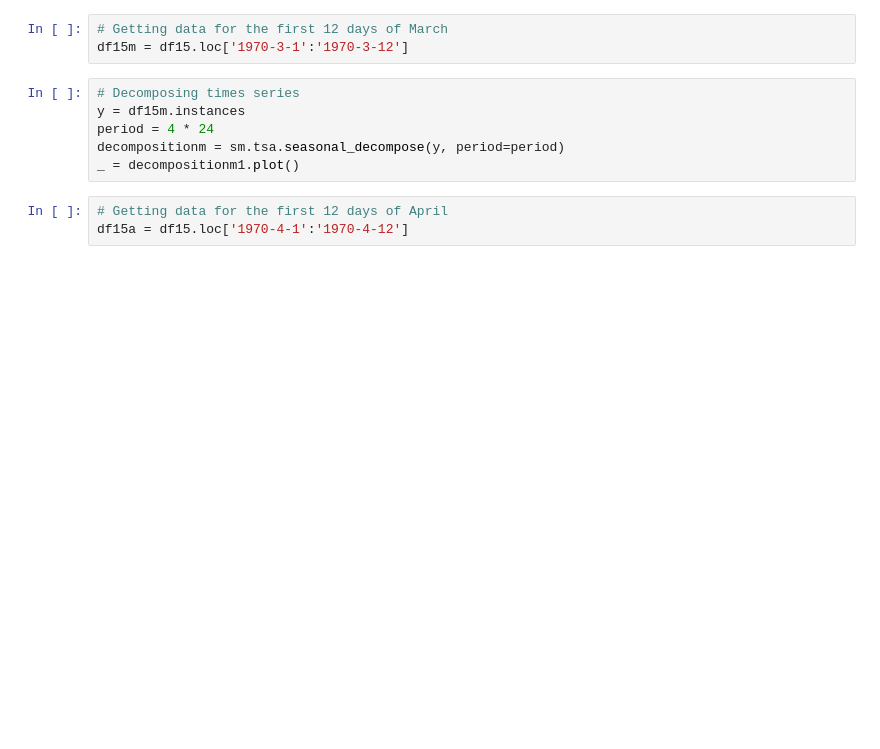
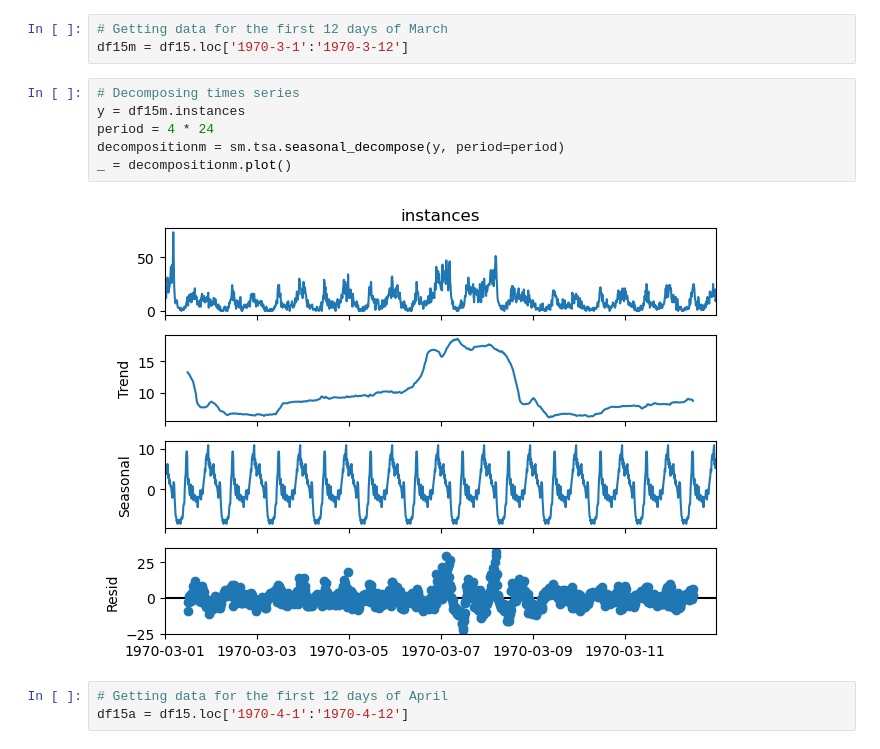
Before and after one commit to keb101/Image-Classification-Indian-Clothing, a Jupyter notebook: ultimate_challenge/Take-Home_Challenge_logins.ipynb, the cells around one changed output. Cells and saved outputs as stored; diff of their text form; blank space fills up the shorter version.

```diff
--- a/ultimate_challenge/Take-Home_Challenge_logins.ipynb
+++ b/ultimate_challenge/Take-Home_Challenge_logins.ipynb
@@ -161,9 +163,11 @@ df15m = df15.loc['1970-3-1':'1970-3-12']
 # %%
 # Decomposing times series
 y = df15m.instances
 period = 4 * 24
 decompositionm = sm.tsa.seasonal_decompose(y, period=period)
-_ = decompositionm1.plot()
+_ = decompositionm.plot()
+# %% [output]
+[figure, added]
 # %%
 # Getting data for the first 12 days of April
 df15a = df15.loc['1970-4-1':'1970-4-12']
```
Also changed, not shown: parts of 8 cells of this notebook.
